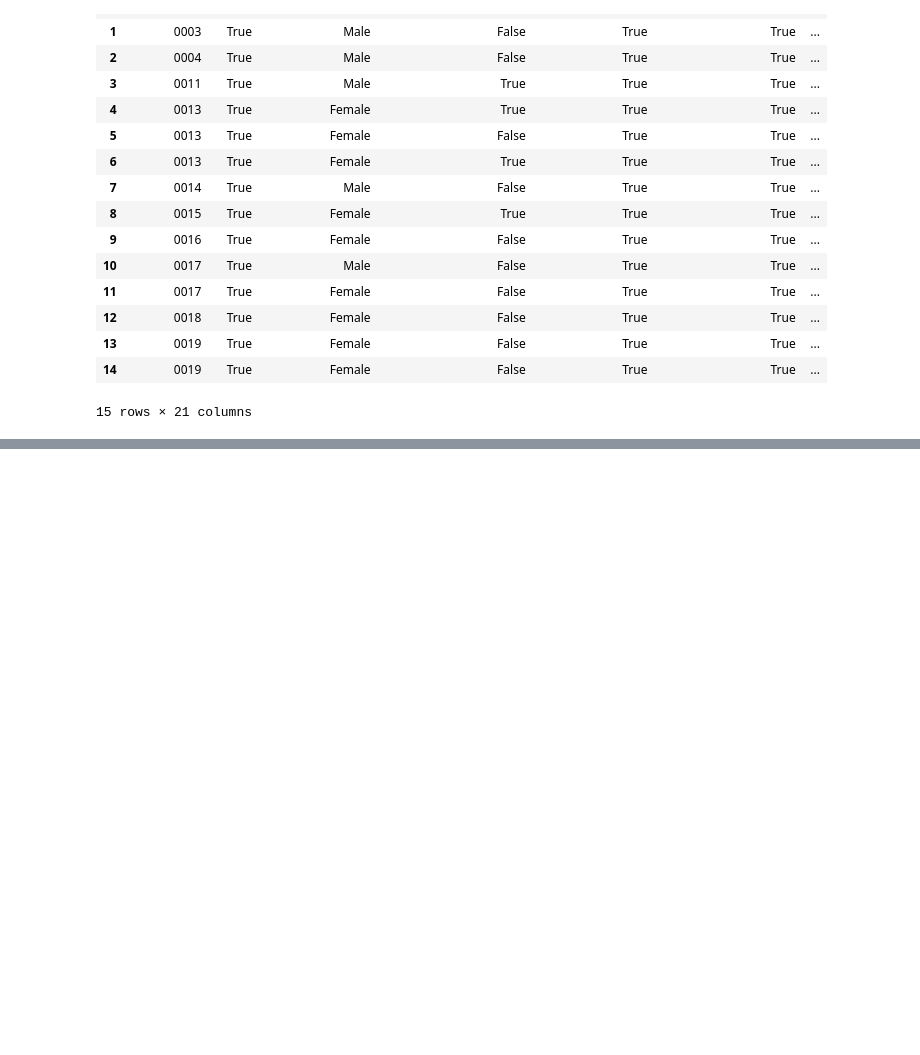
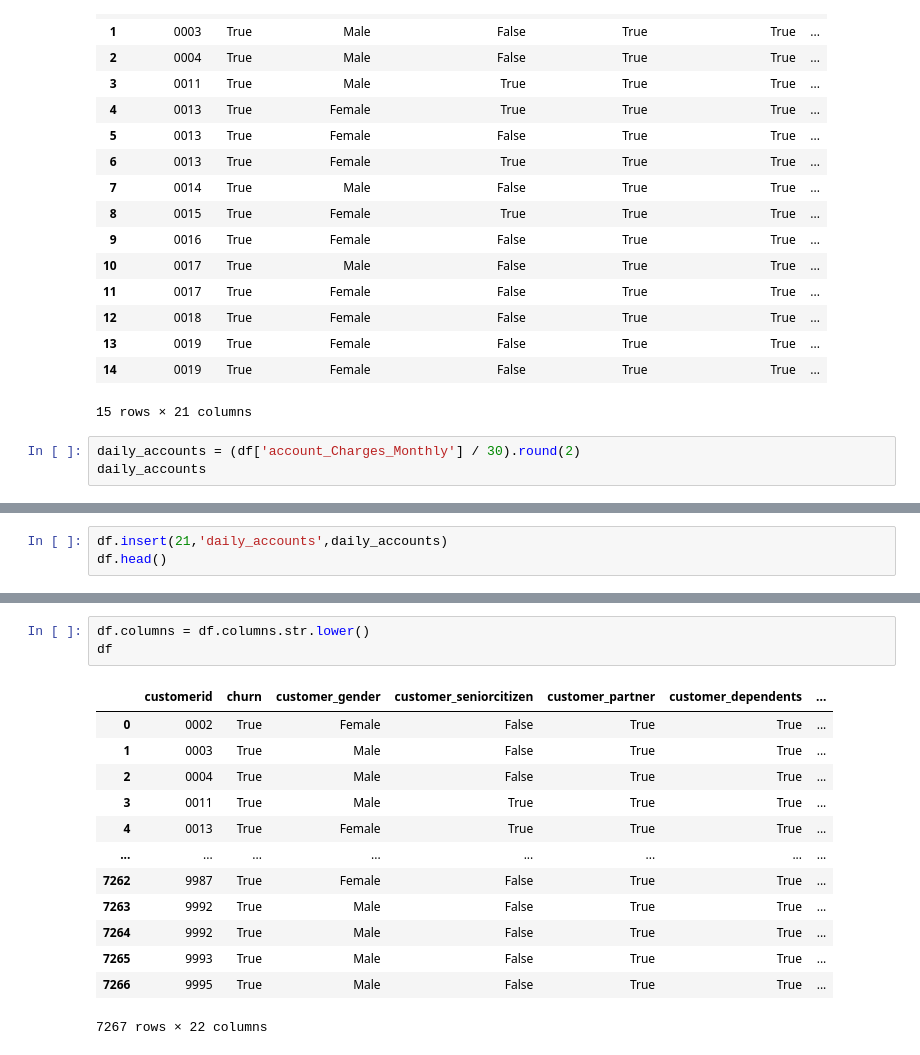
Before and after one commit to CatalinaOrtegha/2ndChallenge_TelecomX, a Jupyter notebook: 2ndChallenge_TelecomX.ipynb, the cells around one changed output, grey strips where cells are left out. Cells and saved outputs as stored; diff of their text form; blank space fills up the shorter version.

```diff
--- a/2ndChallenge_TelecomX.ipynb
+++ b/2ndChallenge_TelecomX.ipynb
@@ -418,3 +407,6 @@ df.head(15)
 | 13 | 0019 | True | Female | False | True | True | ... |
 | 14 | 0019 | True | Female | False | True | True | ... |
 15 rows × 21 columns
+# %%
+daily_accounts = (df['account_Charges_Monthly'] / 30).round(2)
+daily_accounts
@@ -420,0 +428,3 @@ df.head(15)
+# %%
+df.insert(21,'daily_accounts',daily_accounts)
+df.head()
@@ -420,0 +439,17 @@ df.head(15)
+# %%
+df.columns = df.columns.str.lower()
+df
+# %% [output]
+|  | customerid | churn | customer_gender | customer_seniorcitizen | customer_partner | customer_dependents | ... |
+| 0 | 0002 | True | Female | False | True | True | ... |
+| 1 | 0003 | True | Male | False | True | True | ... |
+| 2 | 0004 | True | Male | False | True | True | ... |
+| 3 | 0011 | True | Male | True | True | True | ... |
+| 4 | 0013 | True | Female | True | True | True | ... |
+| ... | ... | ... | ... | ... | ... | ... | ... |
+| 7262 | 9987 | True | Female | False | True | True | ... |
+| 7263 | 9992 | True | Male | False | True | True | ... |
+| 7264 | 9992 | True | Male | False | True | True | ... |
+| 7265 | 9993 | True | Male | False | True | True | ... |
+| 7266 | 9995 | True | Male | False | True | True | ... |
+7267 rows × 22 columns
```
Also changed, not shown: parts of 4 cells of this notebook.
